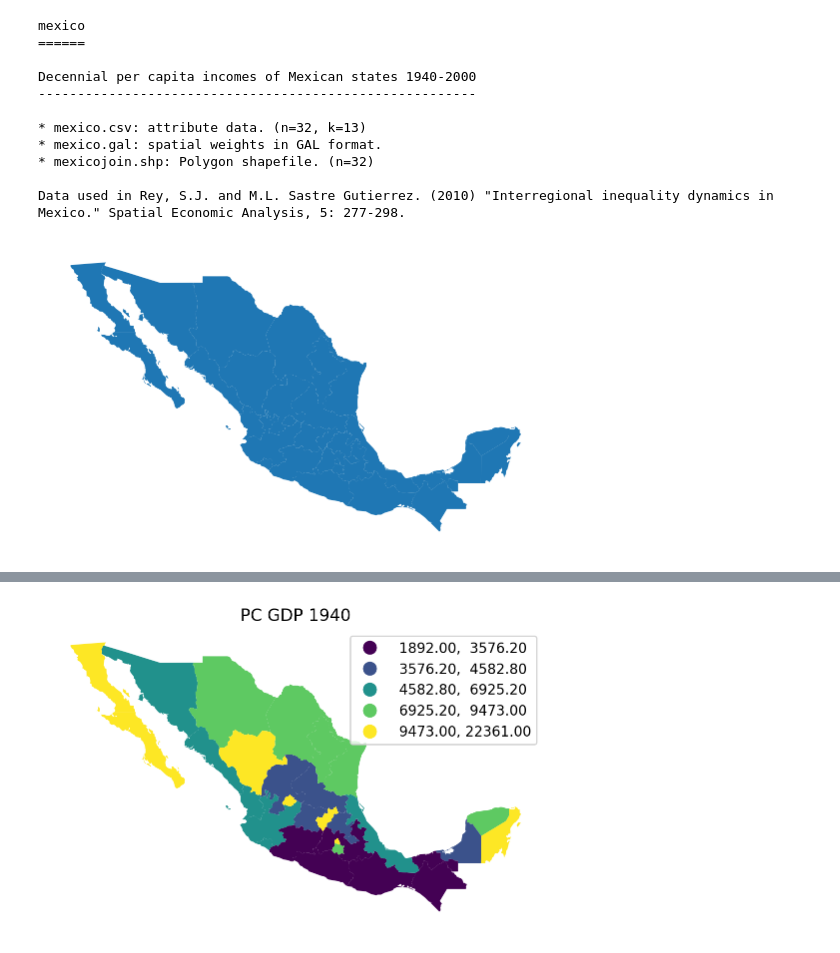
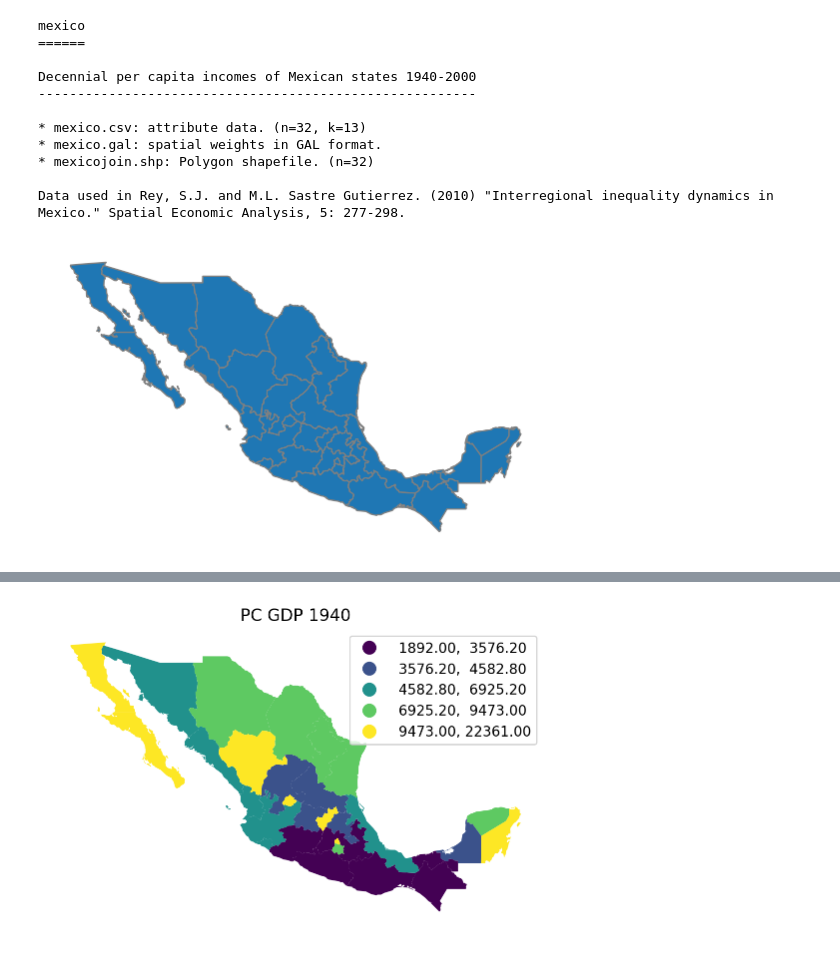
Before and after one commit to pysal/inequality, a Jupyter notebook: docs/user-guide/measure/gini.ipynb, the cells around one changed output, grey strips where cells are left out. Cells and saved outputs as stored; diff of their text form; code cells hidden in the pictures.

```diff
--- a/docs/user-guide/measure/gini.ipynb
+++ b/docs/user-guide/measure/gini.ipynb
@@ -63,10 +67,10 @@ Data used in Rey, S.J. and M.L. Sastre Gutierrez. (2010) "Interregional inequali
 pth = libpysal.examples.get_path("mexicojoin.shp")
 gdf = geopandas.read_file(pth)
 # %%
-ax = gdf.plot()
+ax = gdf.plot(edgecolor='grey')
 ax.set_axis_off()
 # %% [output]
-[figure, old version]
+[figure, new version]
 # %%
 gdf.head()
 # %% [output]
```
Also changed, not shown: parts of 29 cells of this notebook, 12 other files.
